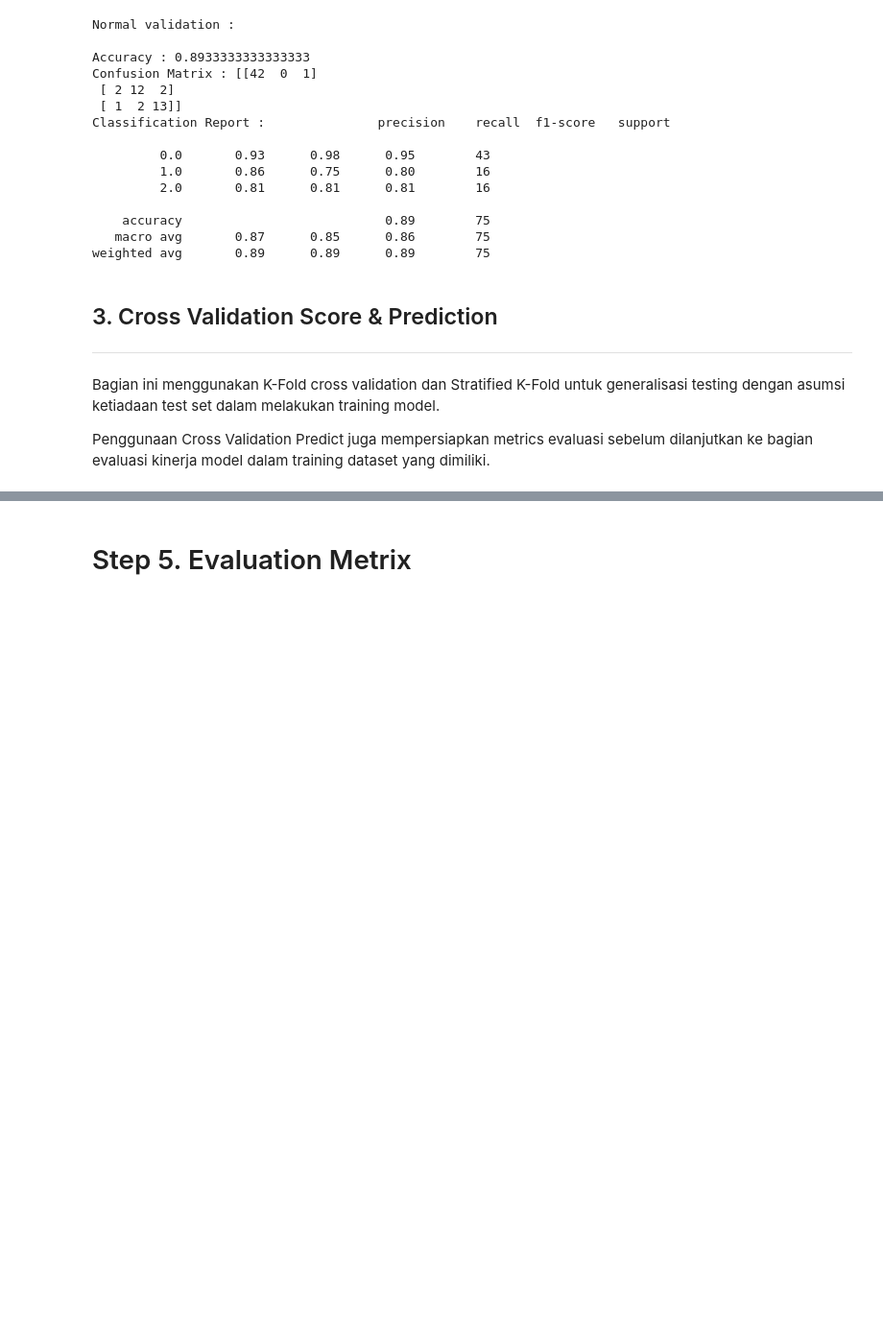
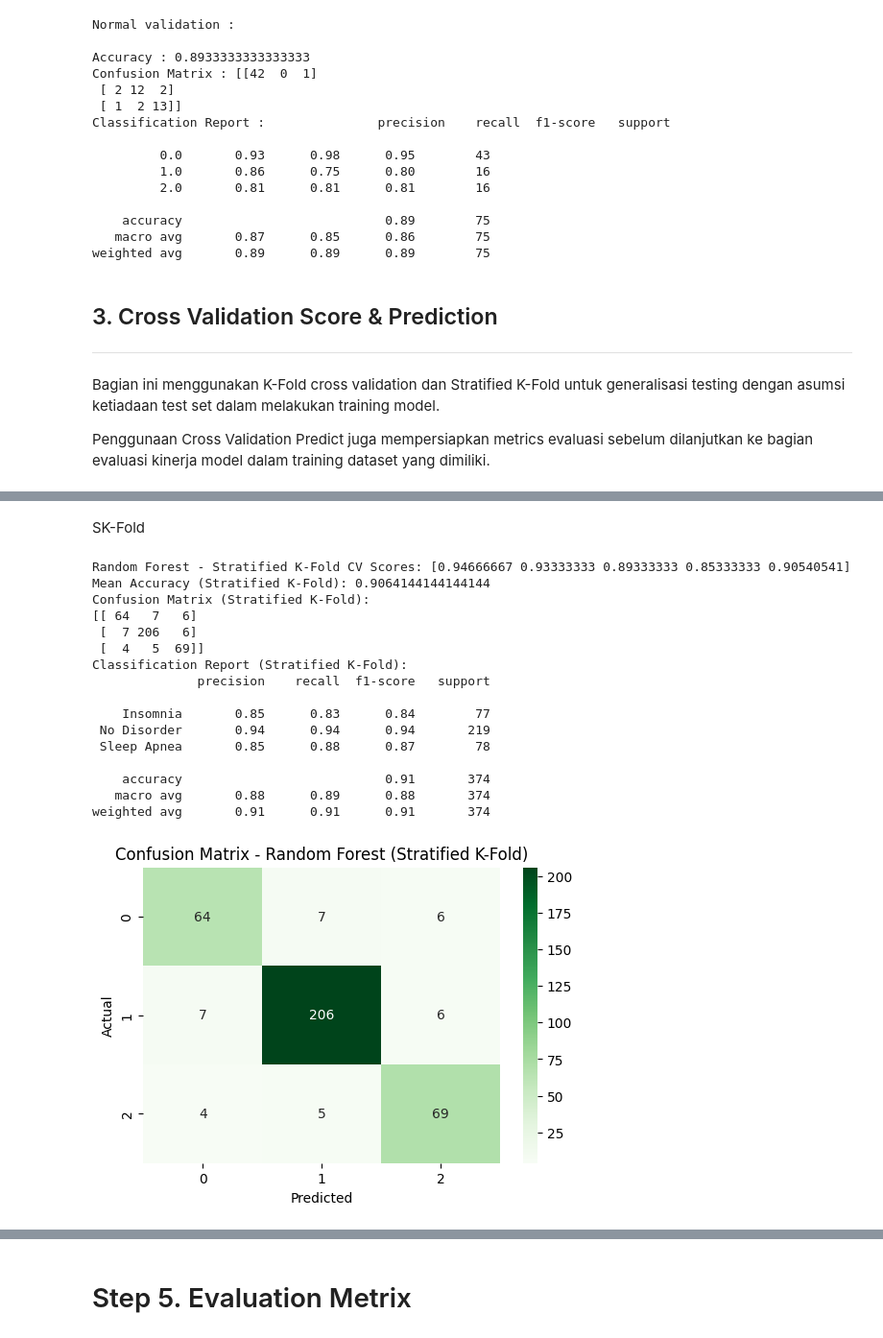
Before and after one commit to LCoder-FILE/TK_MachLearn, a Jupyter notebook: UTS/Code/main.ipynb, the cells around one changed output, grey strips where cells are left out. Shown at 96% size. Cells and saved outputs as stored; diff of their text form; code cells hidden in the pictures; blank space fills up the shorter version.

```diff
--- a/UTS/Code/main.ipynb
+++ b/UTS/Code/main.ipynb
@@ -1133,0 +1287,47 @@ Penggunaan Cross Validation Predict juga mempersiapkan metrics evaluasi sebelum
+# %% [markdown]
+SK-Fold
+# %%
+from sklearn.model_selection import StratifiedKFold
+
+# Stratified K-Fold setup
+skf = StratifiedKFold(n_splits=5, shuffle=True, random_state=42)
+
+# Cross Val Score (Stratified K-Fold)
+skfold_scores_rf = cross_val_score(best_rf_model, rf_df_x, rf_df_y, cv=skf, scoring='accuracy')
+print("Random Forest - Stratified K-Fold CV Scores:", skfold_scores_rf)
+print("Mean Accuracy (Stratified K-Fold):", skfold_scores_rf.mean())
+
+# Cross Val Predict (Stratified K-Fold)
+skfold_preds_rf = cross_val_predict(best_rf_model, rf_df_x, rf_df_y, cv=skf)
+
+# Evaluation
+print("Confusion Matrix (Stratified K-Fold):")
+print(confusion_matrix(rf_df_y, skfold_preds_rf))
+print("Classification Report (Stratified K-Fold):")
+print(classification_report(rf_df_y, skfold_preds_rf))
+
+# Visualisasi
+plt.figure(figsize=(6, 4))
+sns.heatmap(confusion_matrix(rf_df_y, skfold_preds_rf), annot=True, cmap="Greens", fmt='g')
+plt.title("Confusion Matrix - Random Forest (Stratified K-Fold)")
+plt.xlabel("Predicted")
+plt.ylabel("Actual")
+plt.show()
+# %% [output]
+Random Forest - Stratified K-Fold CV Scores: [0.94666667 0.93333333 0.89333333 0.85333333 0.90540541]
+Mean Accuracy (Stratified K-Fold): 0.9064144144144144
+Confusion Matrix (Stratified K-Fold):
+[[ 64   7   6]
+ [  7 206   6]
+ [  4   5  69]]
+Classification Report (Stratified K-Fold):
+              precision    recall  f1-score   support
+
+    Insomnia       0.85      0.83      0.84        77
+ No Disorder       0.94      0.94      0.94       219
+ Sleep Apnea       0.85      0.88      0.87        78
+
+    accuracy                           0.91       374
+   macro avg       0.88      0.89      0.88       374
+weighted avg       0.91      0.91      0.91       374
+[figure, added]
```
Also changed, not shown: parts of 13 cells of this notebook.
